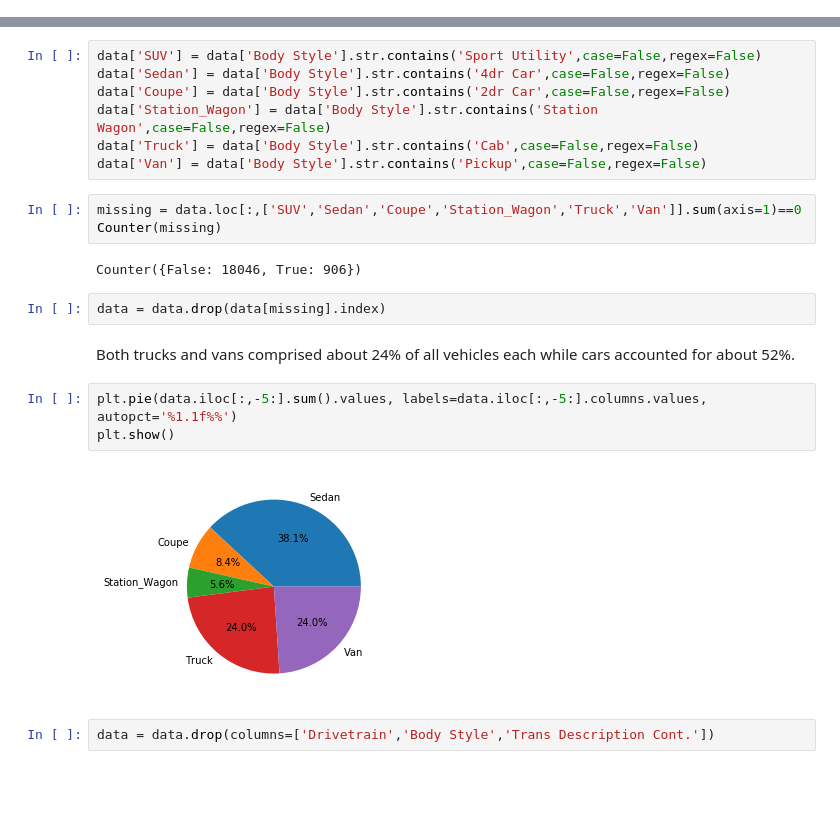
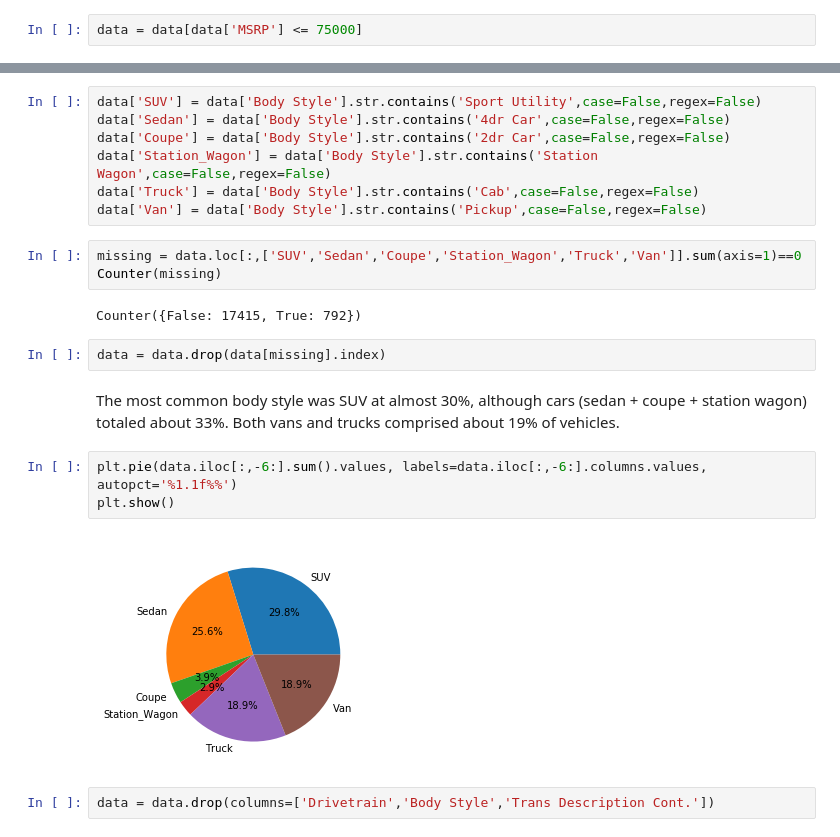
Before and after one commit to yfstafford/Thinkful, a Jupyter notebook: Unit 3/Capstone/Unit 3 Capstone Car MSRP.ipynb, the cells around one changed output, grey strips where cells are left out. Cells and saved outputs as stored; diff of their text form; blank space fills up the shorter version.

Commit message:
Removed outliers for MSRP >$77,000

```diff
--- a/Unit 3/Capstone/Unit 3 Capstone Car MSRP.ipynb
+++ b/Unit 3/Capstone/Unit 3 Capstone Car MSRP.ipynb
@@ -135,3 +153,5 @@ data[numeric_cols] = data[numeric_cols].apply(pd.to_numeric,errors='coerce')*1
+# %%
+data = data[data['MSRP'] <= 75000]
 # %% [markdown]
 #### Categorical variables
 # %% [markdown]
@@ -244,16 +264,16 @@ data['Van'] = data['Body Style'].str.contains('Pickup',case=False,regex=False)
 missing = data.loc[:,['SUV','Sedan','Coupe','Station_Wagon','Truck','Van']].sum(axis=1)==0
 Counter(missing)
 # %% [output]
-Counter({False: 18046, True: 906})
+Counter({False: 17415, True: 792})
 # %%
 data = data.drop(data[missing].index)
-# %% [markdown]
-Both trucks and vans comprised about 24% of all vehicles each while cars accounted for about 52%.
+# %% [markdown]
+The most common body style was SUV at almost 30%, although cars (sedan + coupe + station wagon) totaled about 33%. Both vans and trucks comprised about 19% of vehicles.
 # %%
-plt.pie(data.iloc[:,-5:].sum().values, labels=data.iloc[:,-5:].columns.values, autopct='%1.1f%%')
+plt.pie(data.iloc[:,-6:].sum().values, labels=data.iloc[:,-6:].columns.values, autopct='%1.1f%%')
 plt.show()
 # %% [output]
-[figure, old version]
+[figure, new version]
 # %%
 data = data.drop(columns=['Drivetrain','Body Style','Trans Description Cont.'])
 # %% [markdown]
```
Also changed, not shown: parts of 46 cells of this notebook.
